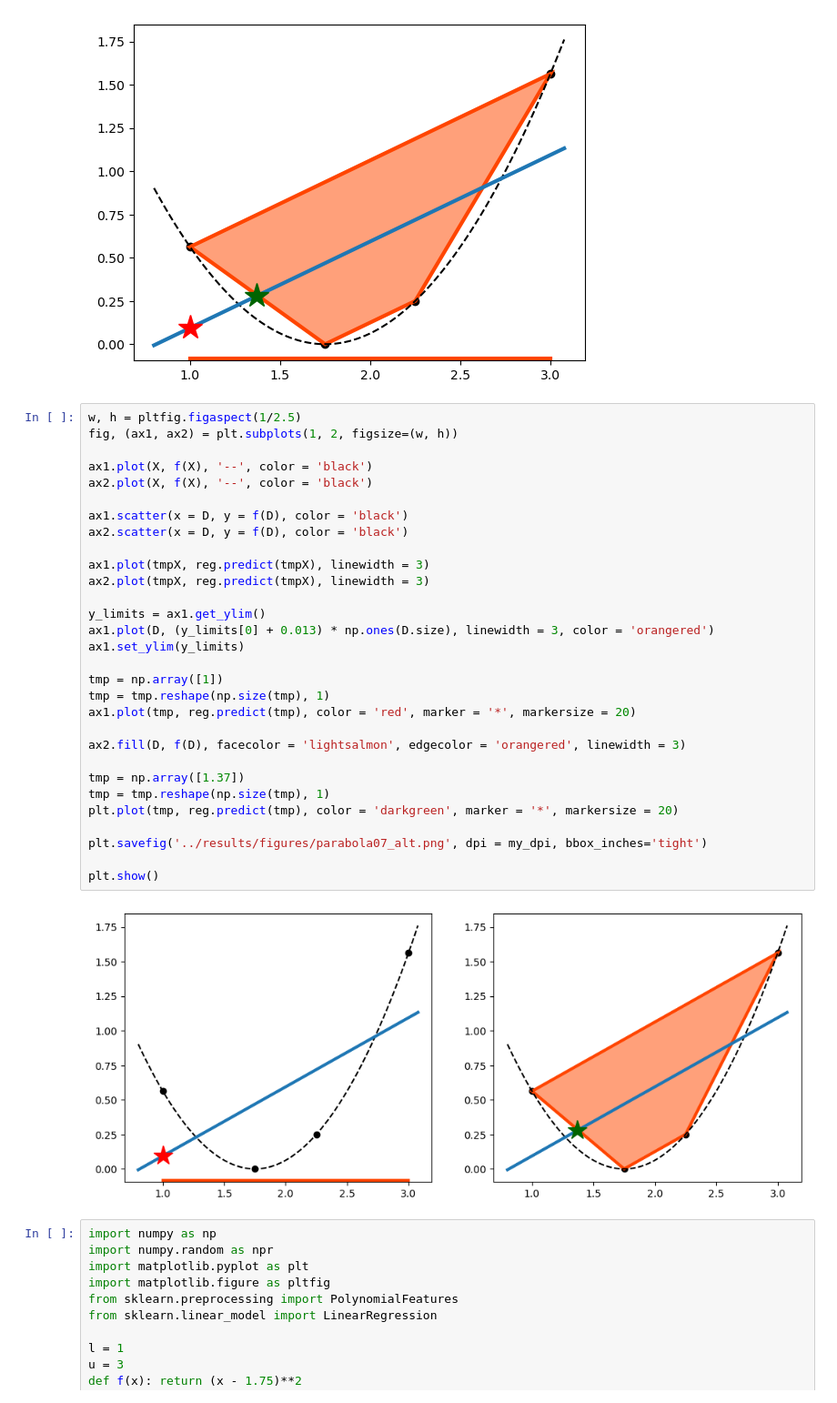
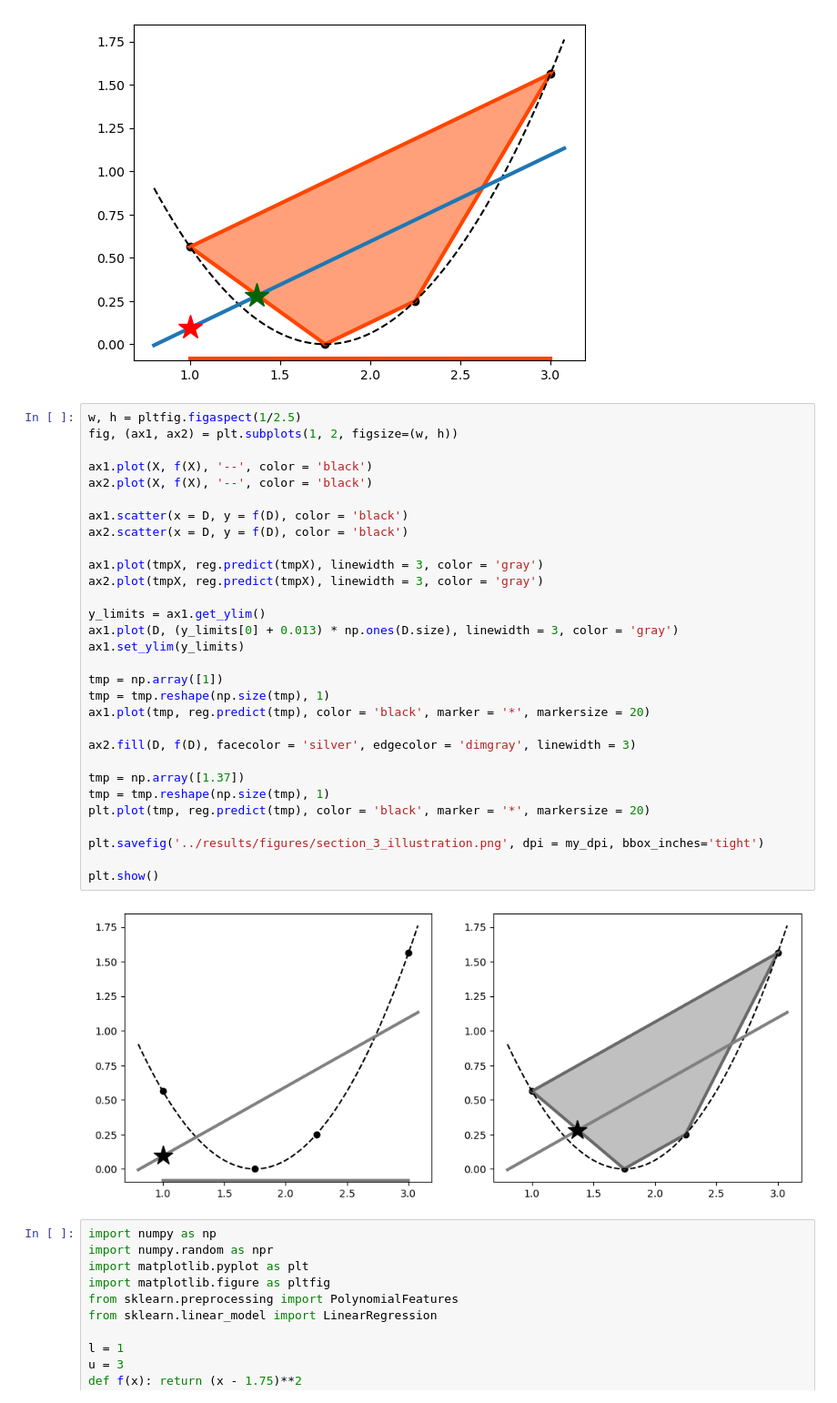
Before and after one commit to yillzhu/extvdom, a Jupyter notebook: scripts/section_3_illustration.ipynb, the cells around one changed output. Shown at 91% size. Drawn from its saved outputs; the diff is of its cells as text.

Commit message:
Update files and results

```diff
--- a/scripts/section_3_illustration.ipynb
+++ b/scripts/section_3_illustration.ipynb
@@ -58,35 +58,35 @@ plt.show()
 # %%
 w, h = pltfig.figaspect(1/2.5)
 fig, (ax1, ax2) = plt.subplots(1, 2, figsize=(w, h))
 
 ax1.plot(X, f(X), '--', color = 'black')
 ax2.plot(X, f(X), '--', color = 'black')
 
 ax1.scatter(x = D, y = f(D), color = 'black')
 ax2.scatter(x = D, y = f(D), color = 'black')
 
-ax1.plot(tmpX, reg.predict(tmpX), linewidth = 3)
-ax2.plot(tmpX, reg.predict(tmpX), linewidth = 3)
+ax1.plot(tmpX, reg.predict(tmpX), linewidth = 3, color = 'gray')
+ax2.plot(tmpX, reg.predict(tmpX), linewidth = 3, color = 'gray')
 
 y_limits = ax1.get_ylim()
-ax1.plot(D, (y_limits[0] + 0.013) * np.ones(D.size), linewidth = 3, color = 'orangered')
+ax1.plot(D, (y_limits[0] + 0.013) * np.ones(D.size), linewidth = 3, color = 'gray')
 ax1.set_ylim(y_limits)
 
 tmp = np.array([1])
 tmp = tmp.reshape(np.size(tmp), 1)
-ax1.plot(tmp, reg.predict(tmp), color = 'red', marker = '*', markersize = 20)
+ax1.plot(tmp, reg.predict(tmp), color = 'black', marker = '*', markersize = 20)
 
-ax2.fill(D, f(D), facecolor = 'lightsalmon', edgecolor = 'orangered', linewidth = 3)
+ax2.fill(D, f(D), facecolor = 'silver', edgecolor = 'dimgray', linewidth = 3)
 
 tmp = np.array([1.37])
 tmp = tmp.reshape(np.size(tmp), 1)
-plt.plot(tmp, reg.predict(tmp), color = 'darkgreen', marker = '*', markersize = 20)
+plt.plot(tmp, reg.predict(tmp), color = 'black', marker = '*', markersize = 20)
 
-plt.savefig('../results/figures/parabola07_alt.png', dpi = my_dpi, bbox_inches='tight')
+plt.savefig('../results/figures/section_3_illustration.png', dpi = my_dpi, bbox_inches='tight')
 
 plt.show()
 # %% [output]
-[figure, old version]
+[figure, new version]
 # %%
 import numpy as np
 import numpy.random as npr
```
Also changed, not shown: parts of 1 cell of this notebook, 43 other files.
